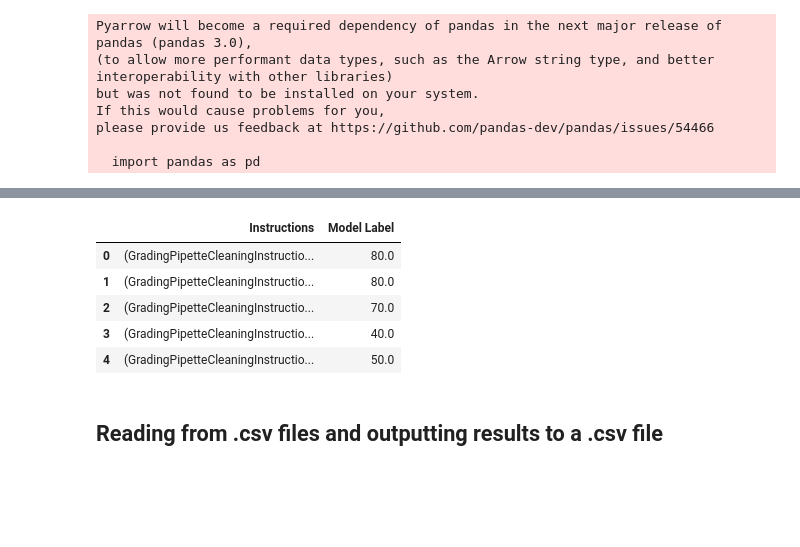
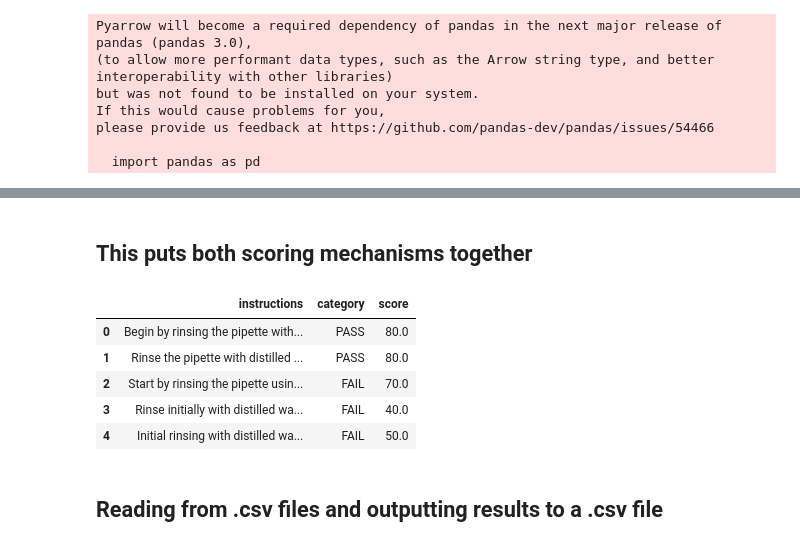
Before and after one commit to abigailhaddad/LMGradingRubric, a Jupyter notebook: code/Instructions_Example.ipynb, the cells around one changed output, grey strips where cells are left out. Saved outputs shown, nothing was run; the diff lists cells and outputs as text; code cells hidden in the pictures; blank space fills up the shorter version.

Commit message:
-add class with both scoring rubrics

```diff
--- a/code/Instructions_Example.ipynb
+++ b/code/Instructions_Example.ipynb
@@ -116,6 +126,6 @@ df = compile_classification_data(instructions_with_true_labels, GradingPipetteCl
 # %%
 @marvin.fn
-def GradingPipetteCleaningInstructions(text: str) -> float:
+def GradingPipetteCleaningScore(text: str) -> float:
     """
     Award ten points for the inclusion of each of the following tasks: using distilled water, use of mild detergent or cleaning solution,
     rinsing with distilled water, drying, reassembly, wearing gloves and goggles,
@@ -131,13 +141,28 @@ def compile_scoring_data(instructions, scoring_function):
     return df
 
 score_df= compile_scoring_data(instructions_with_true_labels.keys(), GradingPipetteCleaningInstructions)
+score_df
-# %% [output]
-|  | Instructions | Model Label |
-| 0 | (GradingPipetteCleaningInstructio... | 80.0 |
-| 1 | (GradingPipetteCleaningInstructio... | 80.0 |
-| 2 | (GradingPipetteCleaningInstructio... | 70.0 |
-| 3 | (GradingPipetteCleaningInstructio... | 40.0 |
-| 4 | (GradingPipetteCleaningInstructio... | 50.0 |
+# %% [markdown]
+## This puts both scoring mechanisms together
+# %%
+class InstructionsGrader:
+    def __init__(self, instructions: str):
+        self.instructions = instructions
+        self.category = marvin.classify(self.instructions, GradingPipetteCleaningInstructions).name
+        self.score = GradingPipetteCleaningScore(self.instructions)
+
+instructions_dict = {i: InstructionsGrader(i) for i in instructions_with_true_labels}
+df_of_classes = pd.DataFrame([(d.instructions, d.category, d.score) for d in instructions_dict.values()],
+                   columns=['instructions', 'category', 'score'])
+
+df_of_classes
+# %% [output]
+|  | instructions | category | score |
+| 0 | Begin by rinsing the pipette with... | PASS | 80.0 |
+| 1 | Rinse the pipette with distilled ... | PASS | 80.0 |
+| 2 | Start by rinsing the pipette usin... | FAIL | 70.0 |
+| 3 | Rinse initially with distilled wa... | FAIL | 40.0 |
+| 4 | Initial rinsing with distilled wa... | FAIL | 50.0 |
 # %% [markdown]
 ## Reading from .csv files and outputting results to a .csv file
 # %%
```
Also changed, not shown: parts of 2 cells of this notebook.
